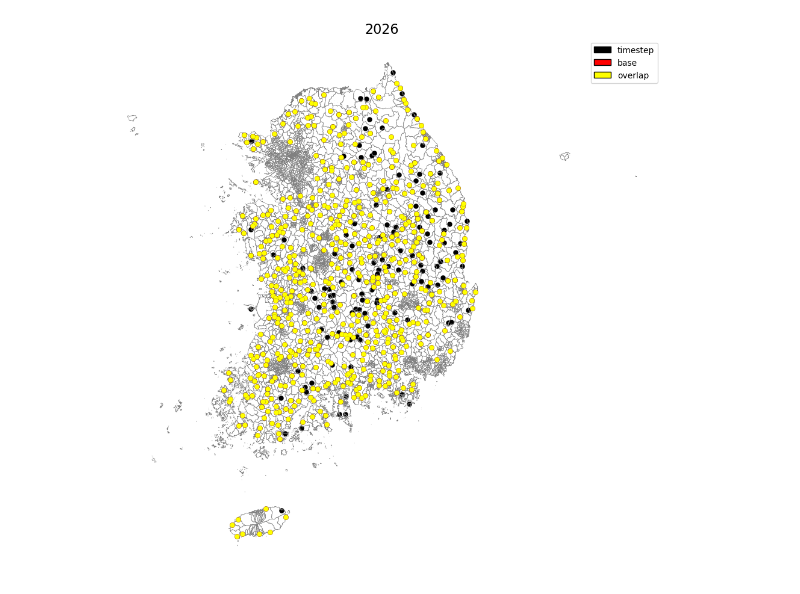
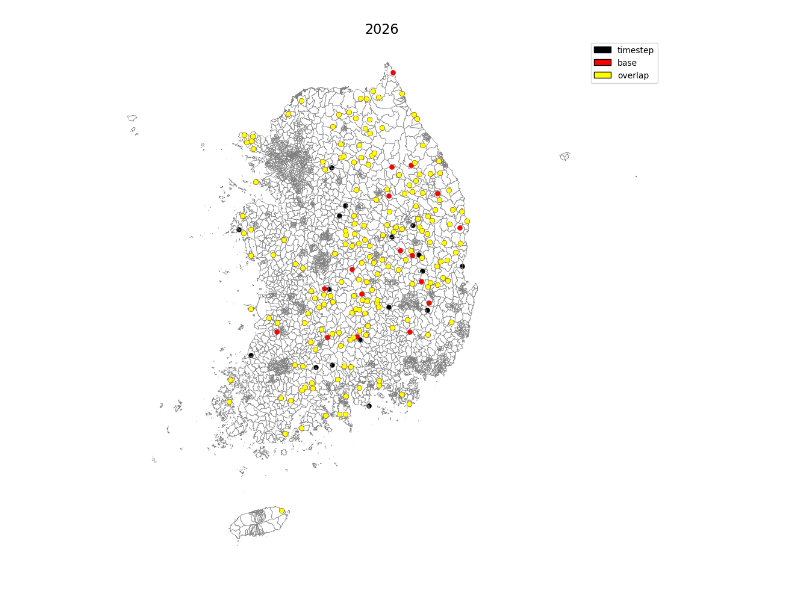
Before and after one commit to hshoon16/publichealth, a Jupyter notebook: analyze.ipynb, the cells around one changed output. Drawn from its saved outputs; the diff is of its cells as text; code cells hidden in the pictures.

```diff
--- a/analyze.ipynb
+++ b/analyze.ipynb
@@ -52,7 +52,7 @@ loc_bogun_filtered['시군구코드'] = loc_bogun_filtered["EMD_CD"].astype(str)
 def load_selected_facilities(mode, N, LAMBDA_, T, base_dir = RESULTS_DIR / "optimization_results"):
     tag_map = {"free": "free", "sgg_fixed": "sgg_fixed", "sgg_relaxed": "sgg_relaxed"}
     tag = tag_map[mode]
-    pattern = f"*_{tag}_N{N}_lambda{LAMBDA_}_T{T}.pkl"
+    pattern = f"{tag}_N{N}_lambda{LAMBDA_}_T{T}_*.pkl"
     candidates = sorted((Path(base_dir).glob(pattern)),
                         key=lambda p: p.stat().st_mtime, reverse=True)
     if not candidates:
@@ -62,10 +62,10 @@ def load_selected_facilities(mode, N, LAMBDA_, T, base_dir = RESULTS_DIR / "opti
         data = pickle.load(f)
     return data, path
 # %%
-def load_selected_facilities_revised(mode, LAMBDA_, T, coeff, timestep, start, base_dir = RESULTS_DIR / "optimization_results"):
+def load_selected_facilities_revised(mode, LAMBDA_, T, timestep, start, base_dir = RESULTS_DIR / "optimization_results"):
     tag_map = {"free": "free", "sgg_fixed": "sgg_fixed", "sgg_relaxed": "sgg_relaxed"}
     tag = tag_map[mode]
-    pattern = f"*_{tag}_lambda{LAMBDA_}_T{T}_revised_coeff{coeff}_timestep{timestep}_start{start}.pkl"
+    pattern = f"{tag}_timestep{timestep}_start{start}_lambda{LAMBDA_}_T{T}_*.pkl"
     candidates = sorted((Path(base_dir).glob(pattern)),
                         key=lambda p: p.stat().st_mtime, reverse=True)
     if not candidates:
@@ -78,10 +78,10 @@ def load_selected_facilities_revised(mode, LAMBDA_, T, coeff, timestep, start, b
 lambda_ = 0.5
 mode = "free"
 timestep = 7
-start = 3
+start = 0
 # %%
-selected, p = load_selected_facilities_revised(mode, LAMBDA_=lambda_, T=0.5, coeff=5.0, timestep=timestep, start = start)
-selected_base, p_base = load_selected_facilities(mode, N=553, LAMBDA_ = lambda_, T = 0.5)
+selected, p = load_selected_facilities_revised(mode, LAMBDA_=lambda_, T=0.5, timestep=timestep, start = start)
+selected_base, p_base = load_selected_facilities(mode, N=195, LAMBDA_ = lambda_, T = 0.5)
 # %%
 gdf_bogun_sol = {}
 for t in range(timestep + 1):
@@ -396,9 +362,9 @@ fig, ax = plt.subplots(figsize=(12, 14))
 
 # 보건소
 
-gdf_bogun_overlap = gdf_bogun.loc[gdf_bogun.index.isin(selected['activated_facilities'][2] & selected['activated_facilities'][2])]
+gdf_bogun_overlap = gdf_bogun.loc[gdf_bogun.index.isin(set(selected['activated_facilities'][7]) & set(selected_base))]
 
-gdf_bogun_sol[5].plot(
+gdf_bogun_sol[7].plot(
     ax=ax,
     facecolor='black',
     edgecolor='black',
@@ -407,7 +373,7 @@ gdf_bogun_sol[5].plot(
     zorder = 2
 )
 
-gdf_bogun_sol[2].plot(
+gdf_bogun_sol['base'].plot(
     ax=ax,
     facecolor='red',
     edgecolor='black',
@@ -423,31 +389,31 @@ gdf_bogun_overlap.plot(
     linewidth=0.1,
     alpha=1.0,
     zorder = 10
 )
 
 legend_elements = [
     Patch(facecolor='black',  edgecolor='black', label='timestep'),
     Patch(facecolor='red',   edgecolor='black', label='base'),
     Patch(facecolor='yellow',   edgecolor='black', label='overlap')
 ]
 
 ax.legend(
     handles=legend_elements,
     loc='upper right',
     fontsize=10,
     title_fontsize=11
 )
 
 # 읍면동 경계
 gdf_emd.boundary.plot(
     ax=ax,
     linewidth=0.4,
     edgecolor='gray'
 )
 
 ax.set_title("2026", fontsize=16)
 ax.axis('off')
 
 plt.show()
 # %% [output]
-[figure, old version]
+[figure, new version]
```
Also changed, not shown: parts of 7 cells of this notebook, 1 other file.
